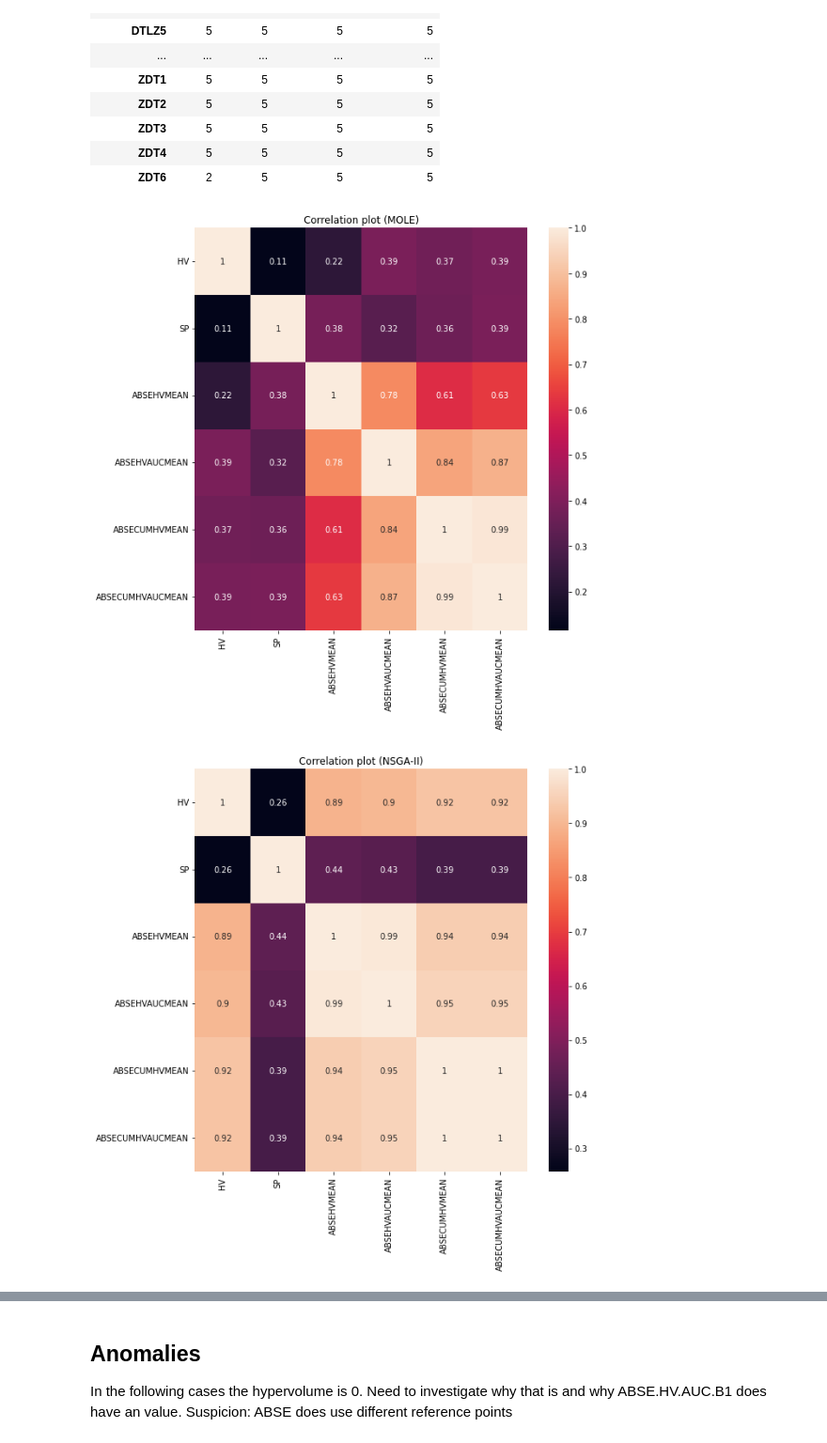
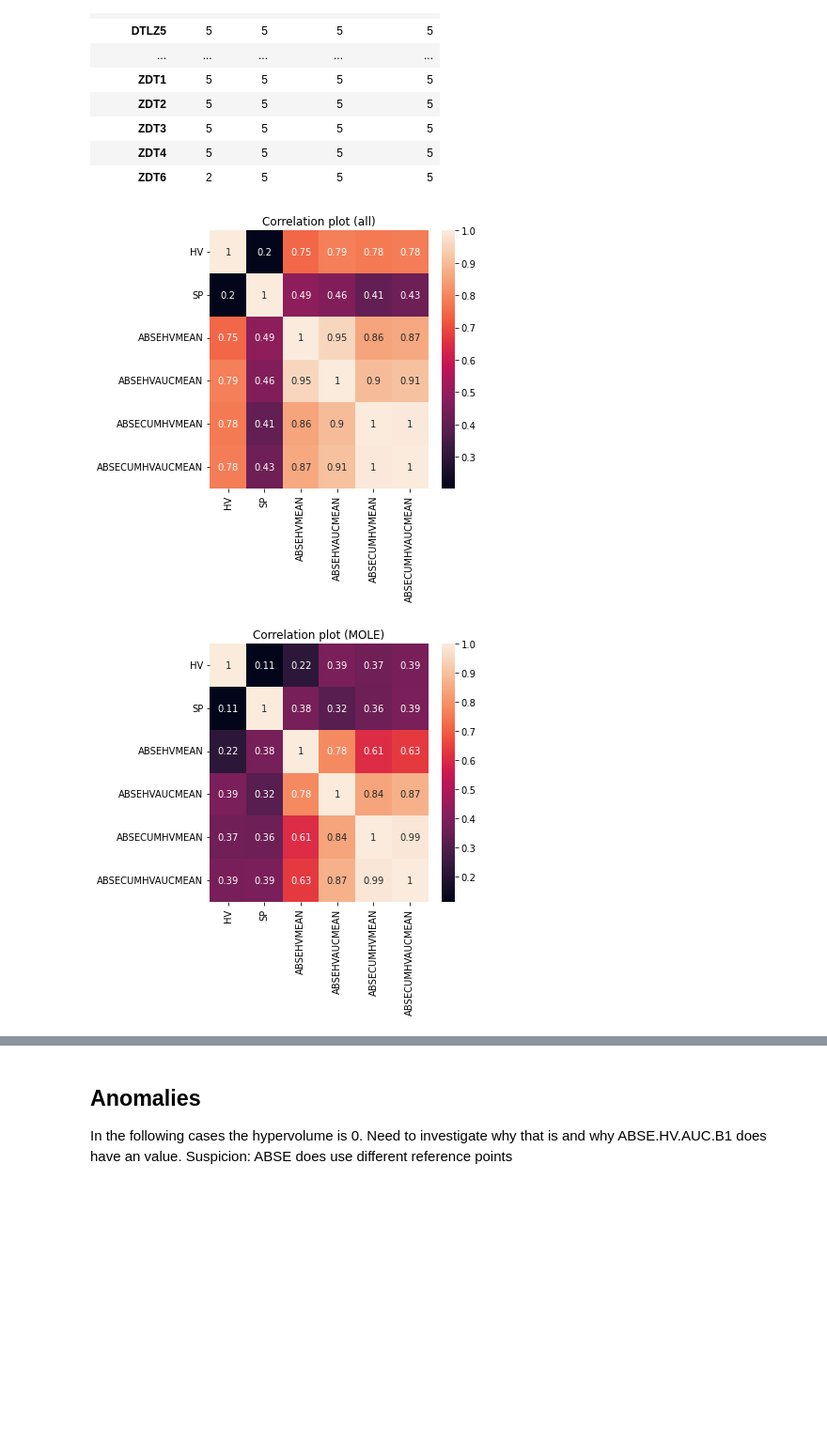
Before and after one commit to jeroenrook/BBE-experiments, a Jupyter notebook: experiments/03initialvisualisations/Analysis.ipynb, the cells around one changed output, grey strips where cells are left out. Shown at 94% size. Cells and saved outputs as stored; diff of their text form; code cells hidden in the pictures; blank space fills up the shorter version.

```diff
--- a/experiments/03initialvisualisations/Analysis.ipynb
+++ b/experiments/03initialvisualisations/Analysis.ipynb
@@ -75,14 +75,21 @@ tdf.groupby(["solver","instance"]).size().unstack("solver")
 | ZDT4 | 5 | 5 | 5 | 5 |
 | ZDT6 | 2 | 5 | 5 | 5 |
 # %%
+metrics = df.columns[df.columns.isin(["HV", "SP", "ABSEHVMEAN", "ABSEHVAUCMEAN", "ABSECUMHVMEAN", "ABSECUMHVAUCMEAN"])]
+fig, ax = plt.subplots(1, figsize=(6,6))
+ax.set_aspect('auto')
+sns.heatmap(df[metrics].corr("spearman"), annot = True)
+ax.set_title(f"Correlation plot (all)")
+plt.tight_layout()
+plt.savefig(f"figures/spearmancorrelations.pdf")
 for solver, gdf in df.groupby("solver"):
     metrics = gdf.columns[gdf.columns.isin(["HV", "SP", "ABSEHVMEAN", "ABSEHVAUCMEAN", "ABSECUMHVMEAN", "ABSECUMHVAUCMEAN"])]
-    fig, ax = plt.subplots(1, figsize=(9,9))
+    fig, ax = plt.subplots(1, figsize=(6,6))
     ax.set_aspect('auto')
     sns.heatmap(gdf[metrics].corr("spearman"), annot = True)
     ax.set_title(f"Correlation plot ({solver})")
     plt.tight_layout()
     plt.savefig(f"figures/correlations_{solver}.pdf")
 # %% [output]
-[figure, old version]
+[figure, new version]
-[figure, old version]
+[figure, new version]
```
Also changed, not shown: parts of 6 cells of this notebook, 9 other files.
